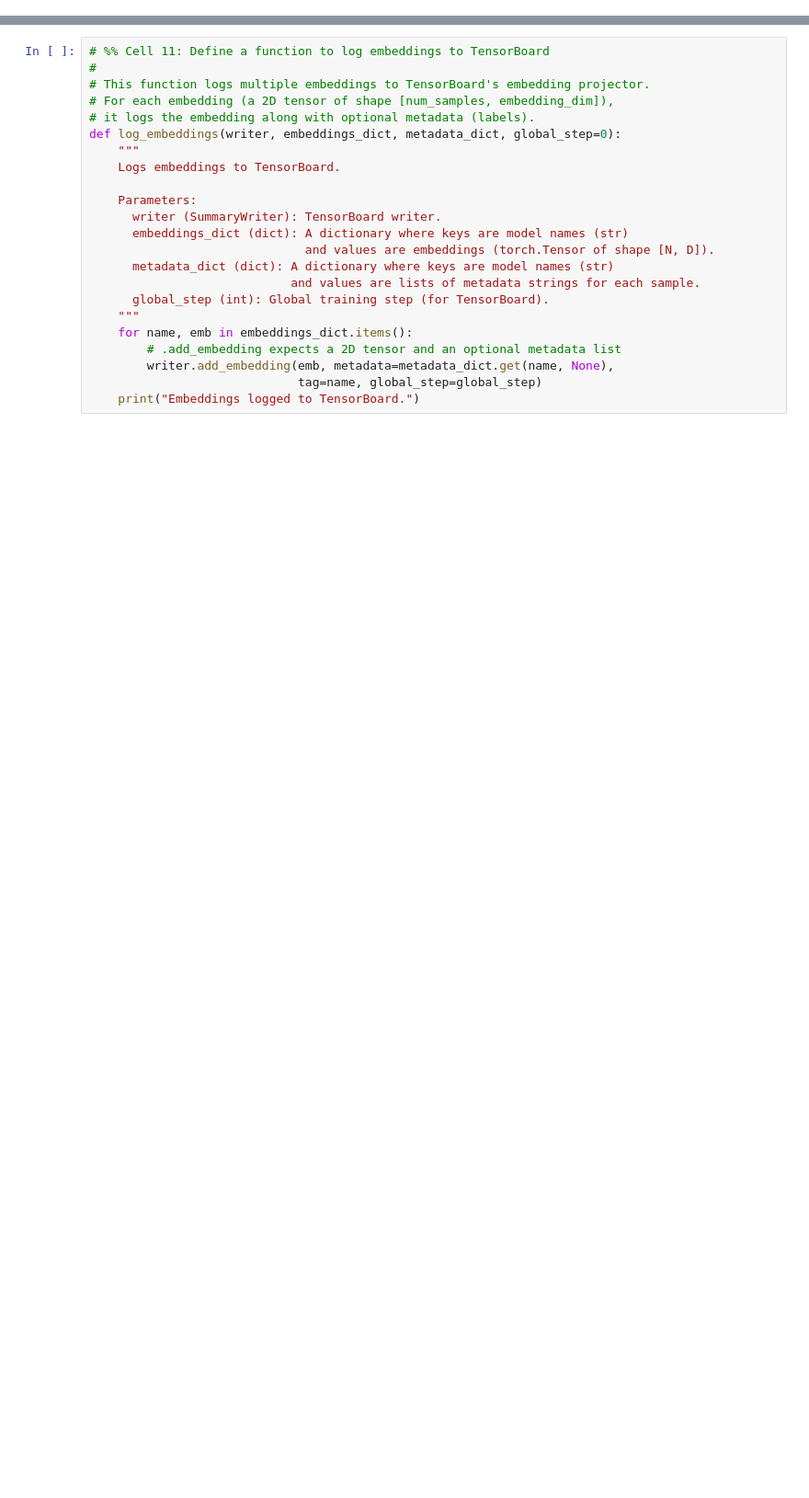
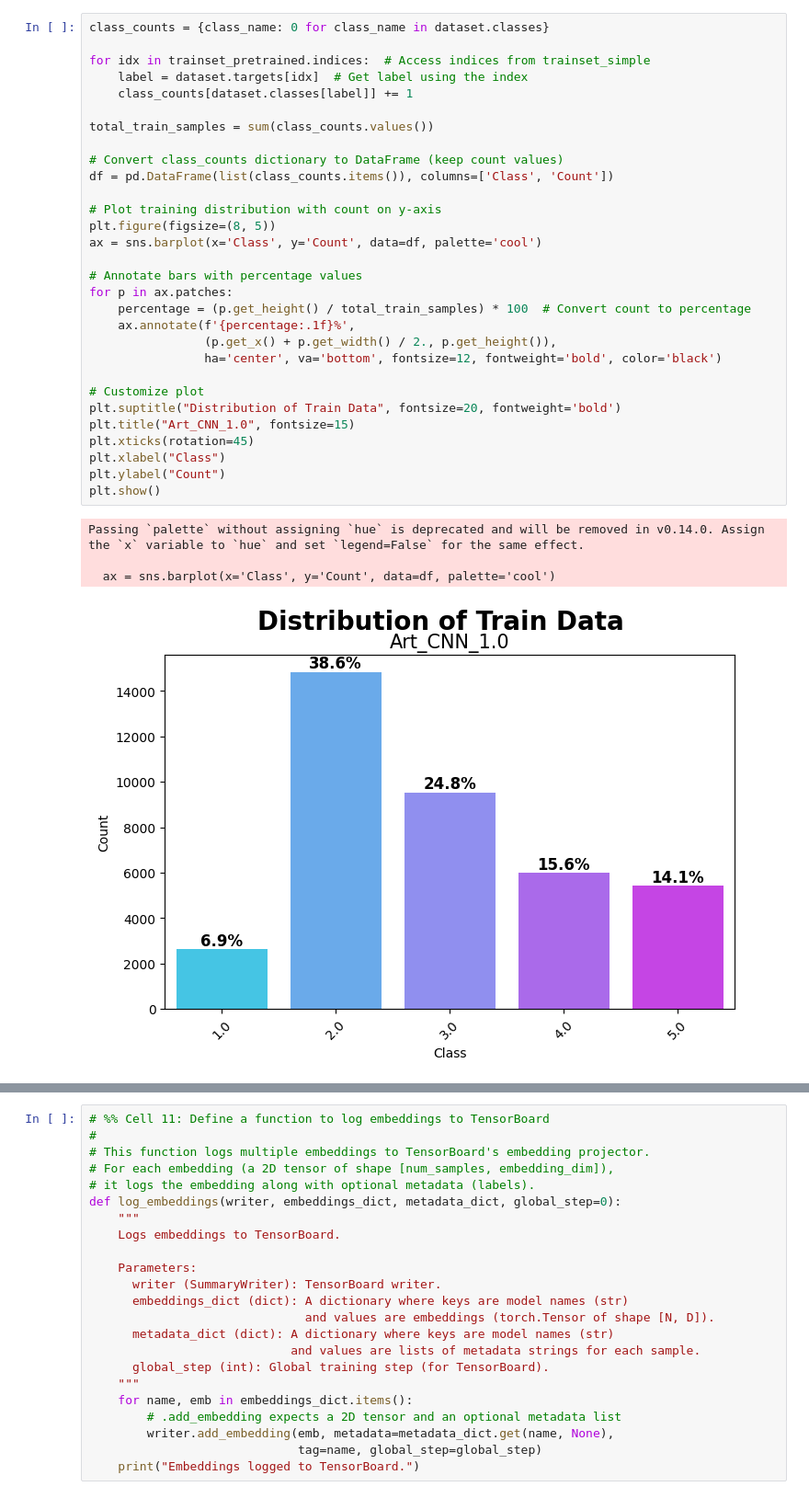
Before and after one commit to jessicayzhao/Museum-Art-Classification, a Jupyter notebook: PretrainedCNN.ipynb, the cells around one changed output, grey strips where cells are left out. Shown at 92% size. Saved outputs shown, nothing was run; the diff lists cells and outputs as text; blank space fills up the shorter version.

```diff
--- a/PretrainedCNN.ipynb
+++ b/PretrainedCNN.ipynb
@@ -262,0 +273,35 @@ Finished training the pre‑trained (frozen) model.
+# %%
+class_counts = {class_name: 0 for class_name in dataset.classes}
+
+for idx in trainset_pretrained.indices:  # Access indices from trainset_simple
+    label = dataset.targets[idx]  # Get label using the index
+    class_counts[dataset.classes[label]] += 1
+
+total_train_samples = sum(class_counts.values())
+
+# Convert class_counts dictionary to DataFrame (keep count values)
+df = pd.DataFrame(list(class_counts.items()), columns=['Class', 'Count'])
+
+# Plot training distribution with count on y-axis
+plt.figure(figsize=(8, 5))
+ax = sns.barplot(x='Class', y='Count', data=df, palette='cool')
+
+# Annotate bars with percentage values
+for p in ax.patches:
+    percentage = (p.get_height() / total_train_samples) * 100  # Convert count to percentage
+    ax.annotate(f'{percentage:.1f}%',
+                (p.get_x() + p.get_width() / 2., p.get_height()),
+                ha='center', va='bottom', fontsize=12, fontweight='bold', color='black')
+
+# Customize plot
+plt.suptitle("Distribution of Train Data", fontsize=20, fontweight='bold')
+plt.title("Art_CNN_1.0", fontsize=15)
+plt.xticks(rotation=45)
+plt.xlabel("Class")
+plt.ylabel("Count")
+plt.show()
+# %% [output]
+Passing `palette` without assigning `hue` is deprecated and will be removed in v0.14.0. Assign the `x` variable to `hue` and set `legend=False` for the same effect.
+
+  ax = sns.barplot(x='Class', y='Count', data=df, palette='cool')
+[figure, added]
```
Also changed, not shown: parts of 26 cells of this notebook, 2 other files.
